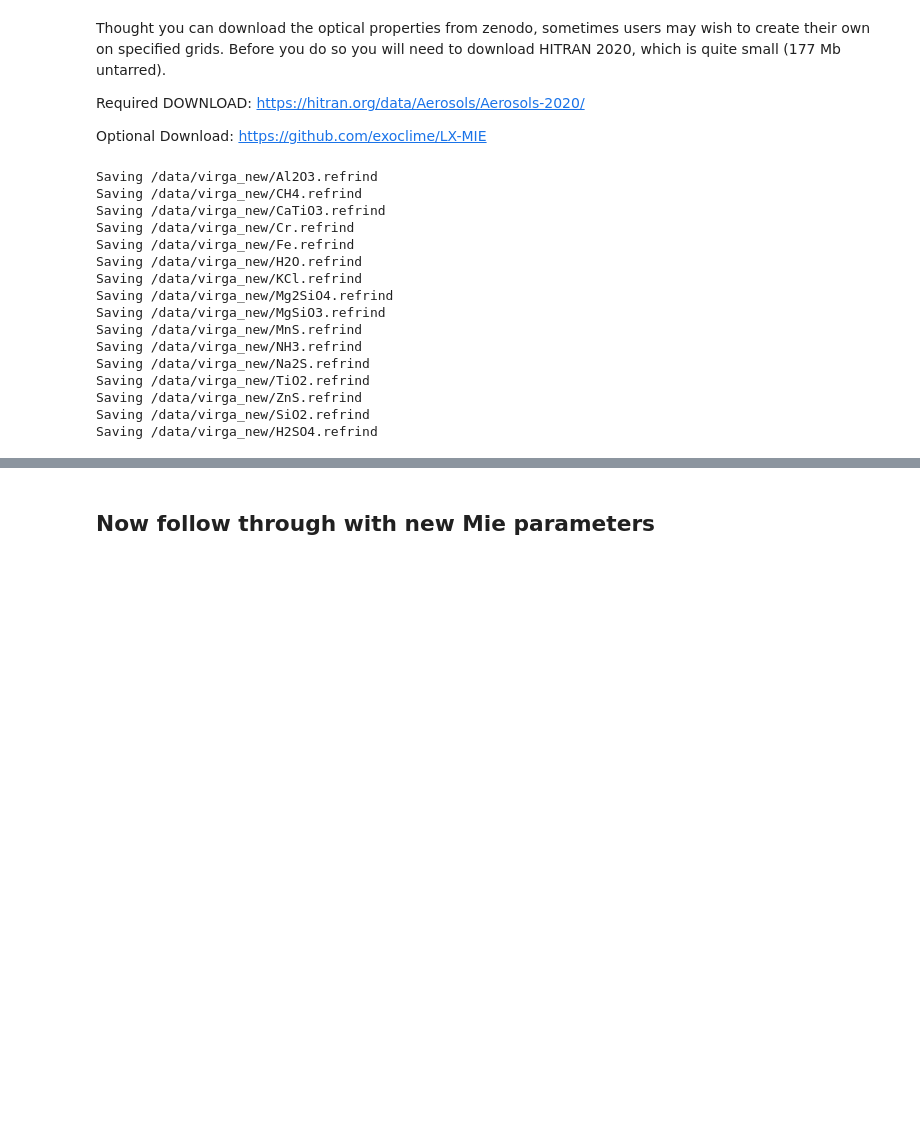
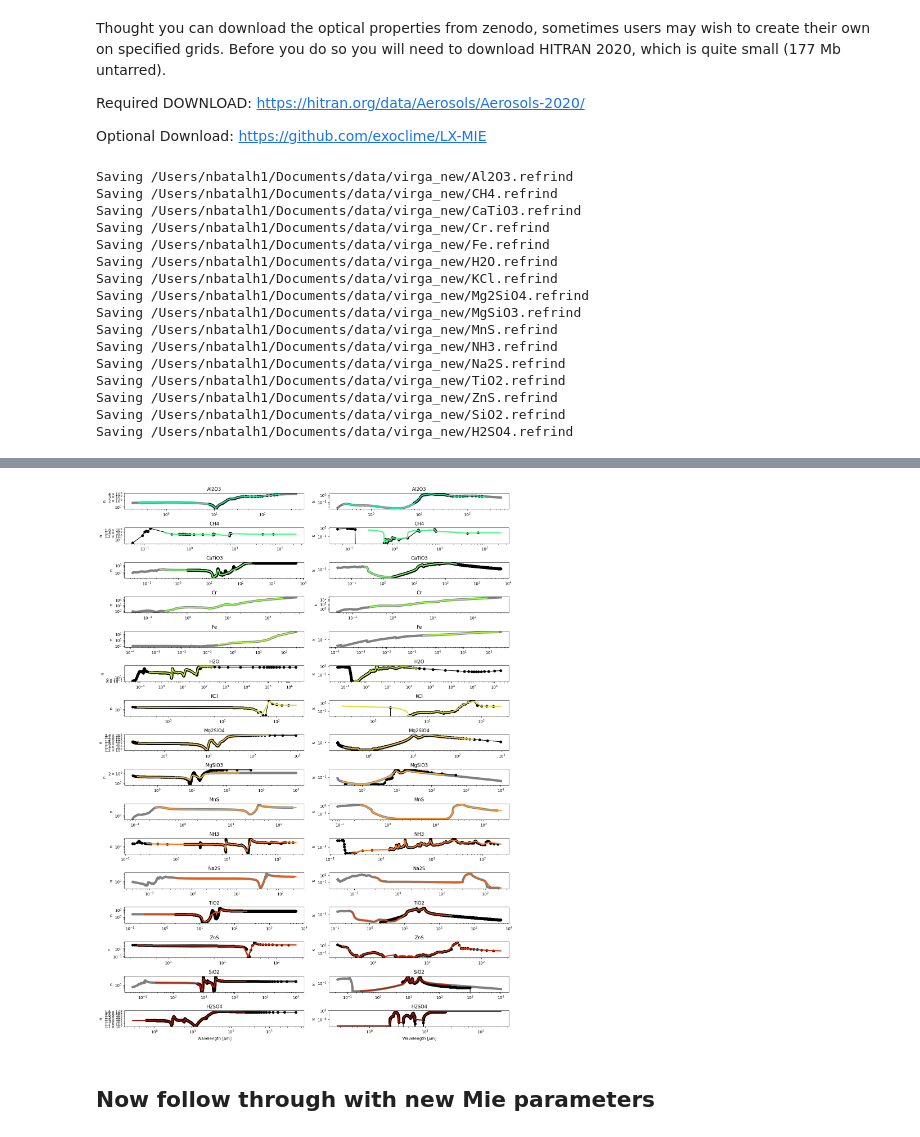
Before and after one commit to natashabatalha/virga, a Jupyter notebook: notebooks/5_IndexofRefractionFactory.ipynb, the cells around one changed output, grey strips where cells are left out. Cells and saved outputs as stored; diff of their text form; code cells hidden in the pictures; blank space fills up the shorter version.

```diff
--- a/notebooks/5_IndexofRefractionFactory.ipynb
+++ b/notebooks/5_IndexofRefractionFactory.ipynb
@@ -60,29 +60,28 @@ Required DOWNLOAD: https://hitran.org/data/Aerosols/Aerosols-2020/
 
 Optional Download: https://github.com/exoclime/LX-MIE
 # %%
-hitran_directory = '/data/virga/hitran_ri/'
+hitran_directory = '/Users/nbatalh1/Documents/data/hitran_ri/'
 #virga_dir = '/Users/nbatalh1/Documents/data/virga/' #only if you want to compare to old data
 #lxmie_dir = '/Users/nbatalh1/Documents/codes/LX-MIE/compilation/' #optional: only if you want to compare to all lxmie data
-output_dir = '/data/virga_new'#optional to save all new data
+output_dir = '/Users/nbatalh1/Documents/data/virga_new'#optional to save all new data
 
-fig = ior.create_ior_db(hitran_directory,
+fig,ax_fn,ax_fk = ior.create_ior_db(hitran_directory,
                         output_dir = output_dir)#,
                         #lxmie_dir=lxmie_dir)
-jpi.show(fig)
 # %% [output]
-Saving /data/virga_new/Al2O3.refrind
-Saving /data/virga_new/CH4.refrind
-Saving /data/virga_new/CaTiO3.refrind
-Saving /data/virga_new/Cr.refrind
-Saving /data/virga_new/Fe.refrind
-Saving /data/virga_new/H2O.refrind
-Saving /data/virga_new/KCl.refrind
-Saving /data/virga_new/Mg2SiO4.refrind
-Saving /data/virga_new/MgSiO3.refrind
-Saving /data/virga_new/MnS.refrind
-Saving /data/virga_new/NH3.refrind
-Saving /data/virga_new/Na2S.refrind
-Saving /data/virga_new/TiO2.refrind
-Saving /data/virga_new/ZnS.refrind
-Saving /data/virga_new/SiO2.refrind
-Saving /data/virga_new/H2SO4.refrind
+Saving /Users/nbatalh1/Documents/data/virga_new/Al2O3.refrind
+Saving /Users/nbatalh1/Documents/data/virga_new/CH4.refrind
+Saving /Users/nbatalh1/Documents/data/virga_new/CaTiO3.refrind
+Saving /Users/nbatalh1/Documents/data/virga_new/Cr.refrind
+Saving /Users/nbatalh1/Documents/data/virga_new/Fe.refrind
+Saving /Users/nbatalh1/Documents/data/virga_new/H2O.refrind
+Saving /Users/nbatalh1/Documents/data/virga_new/KCl.refrind
+Saving /Users/nbatalh1/Documents/data/virga_new/Mg2SiO4.refrind
+Saving /Users/nbatalh1/Documents/data/virga_new/MgSiO3.refrind
+Saving /Users/nbatalh1/Documents/data/virga_new/MnS.refrind
+Saving /Users/nbatalh1/Documents/data/virga_new/NH3.refrind
+Saving /Users/nbatalh1/Documents/data/virga_new/Na2S.refrind
+Saving /Users/nbatalh1/Documents/data/virga_new/TiO2.refrind
+Saving /Users/nbatalh1/Documents/data/virga_new/ZnS.refrind
+Saving /Users/nbatalh1/Documents/data/virga_new/SiO2.refrind
+Saving /Users/nbatalh1/Documents/data/virga_new/H2SO4.refrind
@@ -90,0 +88 @@ Saving /data/virga_new/H2SO4.refrind
+[figure, added]
```
Also changed, not shown: parts of 5 cells of this notebook, 55 other files.
